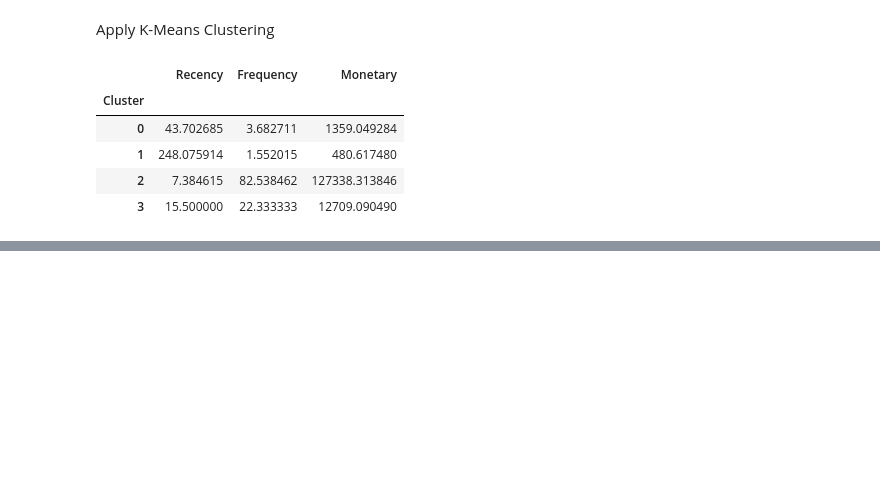
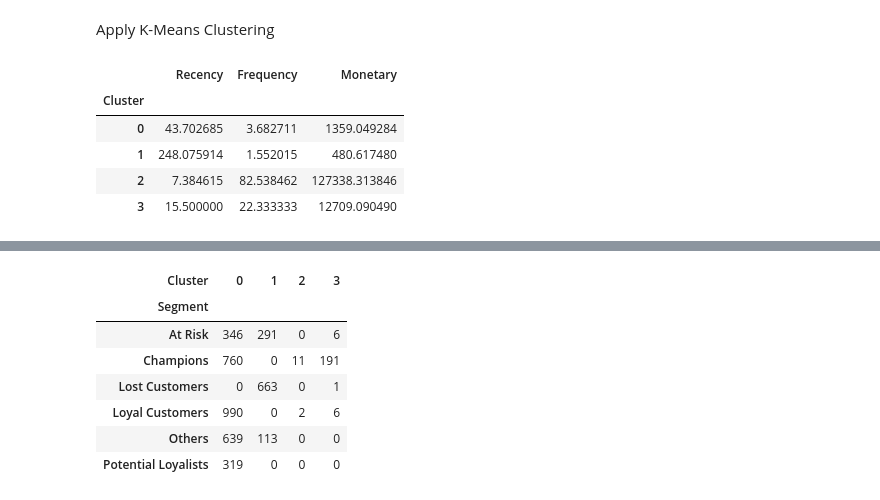
Before and after one commit to Tushar0326/CustIQ-Customer-Segmentation-Retention-Engine, a Jupyter notebook: notebooks/03_ml_clustering.ipynb, the cells around one changed output, grey strips where cells are left out. Cells and saved outputs as stored; diff of their text form; code cells hidden in the pictures; blank space fills up the shorter version.

```diff
--- a/notebooks/03_ml_clustering.ipynb
+++ b/notebooks/03_ml_clustering.ipynb
@@ -58,0 +101,11 @@ rfm.to_csv("../data/processed/rfm_clusters.csv", index=False)
+# %%
+pd.crosstab(rfm["Segment"], rfm["Cluster"])
+# %% [output]
+| Cluster | 0 | 1 | 2 | 3 |
+| Segment |  |  |  |  |
+| At Risk | 346 | 291 | 0 | 6 |
+| Champions | 760 | 0 | 11 | 191 |
+| Lost Customers | 0 | 663 | 0 | 1 |
+| Loyal Customers | 990 | 0 | 2 | 6 |
+| Others | 639 | 113 | 0 | 0 |
+| Potential Loyalists | 319 | 0 | 0 | 0 |
```
Also changed, not shown: parts of 7 cells of this notebook, 4 other files.
